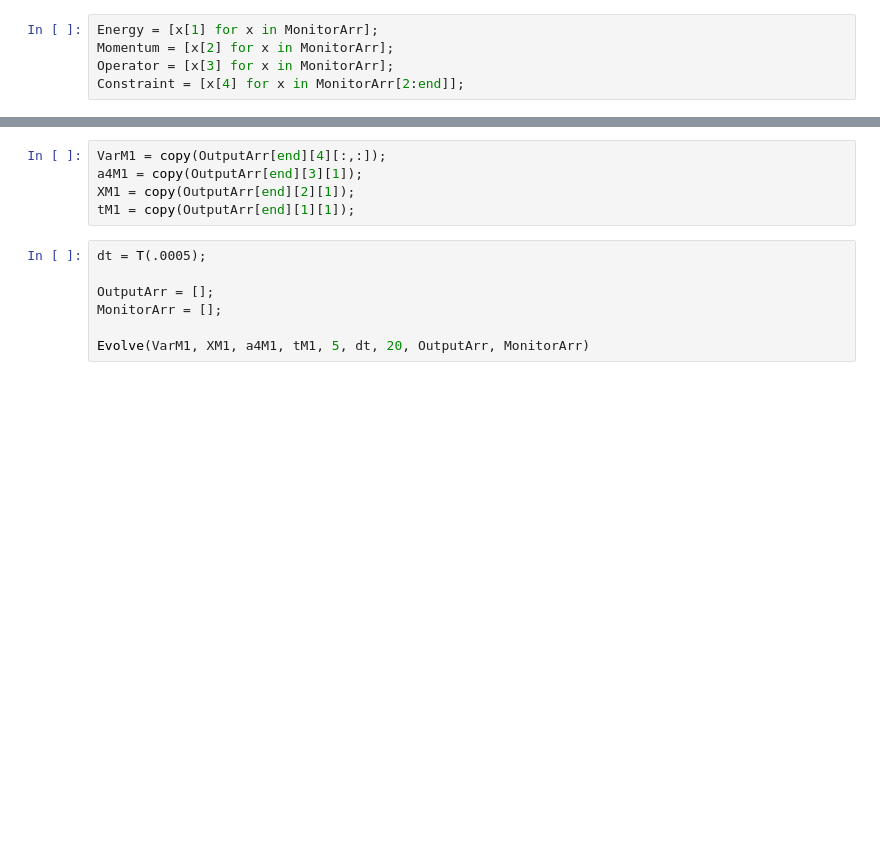
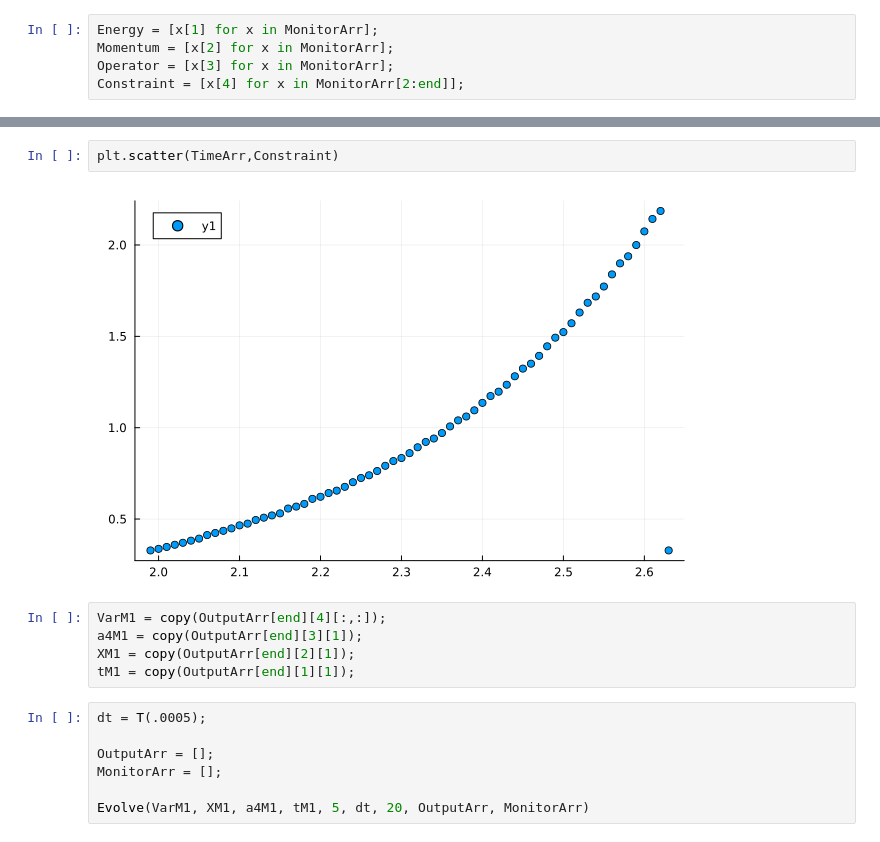
Before and after one commit to JanKozuszek/Reproducing-Dynamic-Holo, a Jupyter notebook: CosmoRun.ipynb, the cells around one changed output, grey strips where cells are left out. Saved outputs shown, nothing was run; the diff lists cells and outputs as text; blank space fills up the shorter version.

```diff
--- a/CosmoRun.ipynb
+++ b/CosmoRun.ipynb
@@ -110,3 +114,7 @@ Constraint = [x[4] for x in MonitorArr[2:end]];
+# %%
+plt.scatter(TimeArr,Constraint)
+# %% [output]
+[figure, added]
 # %%
 VarM1 = copy(OutputArr[end][4][:,:]);
 a4M1 = copy(OutputArr[end][3][1]);
```
Also changed, not shown: parts of 7 cells of this notebook.
